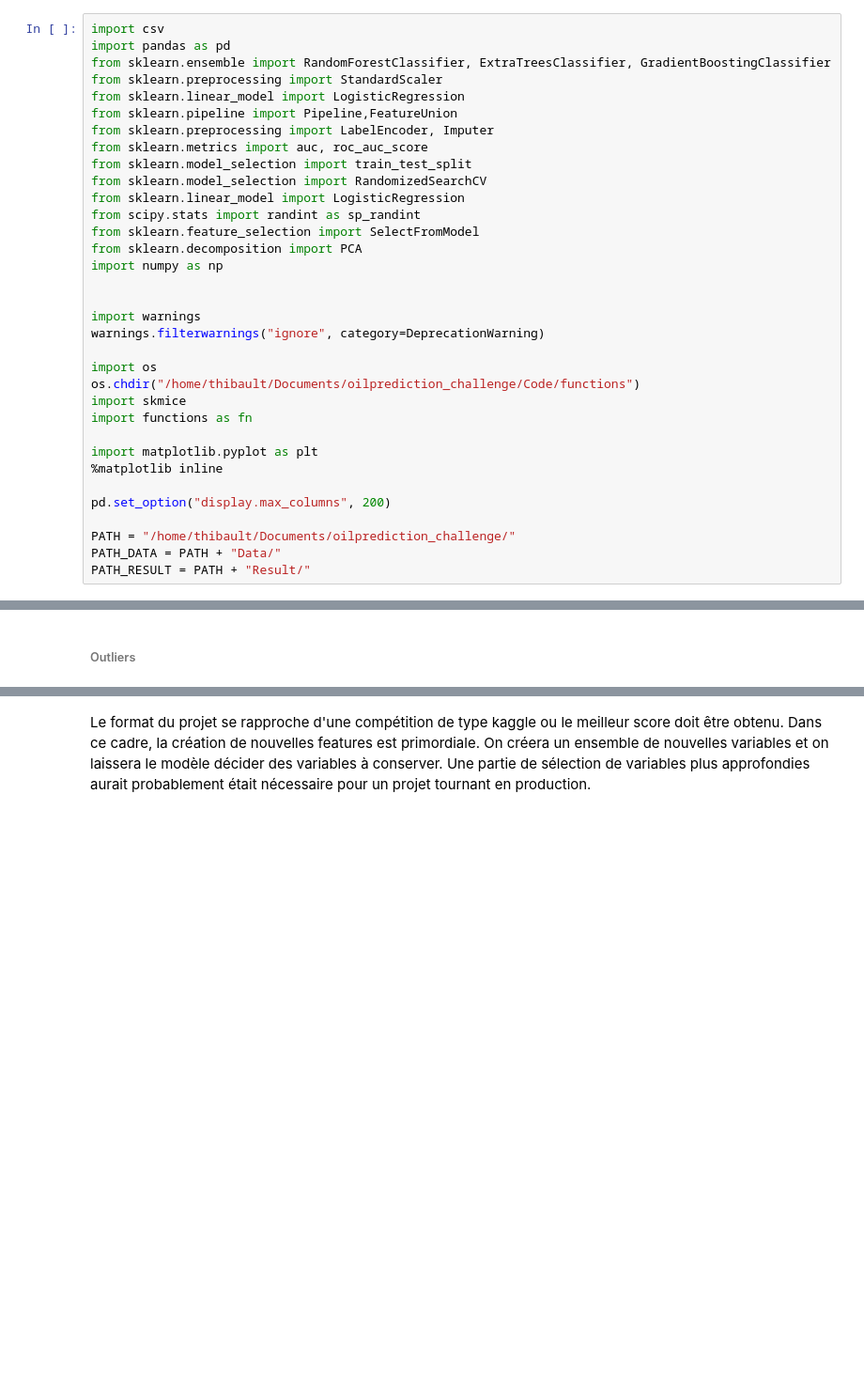
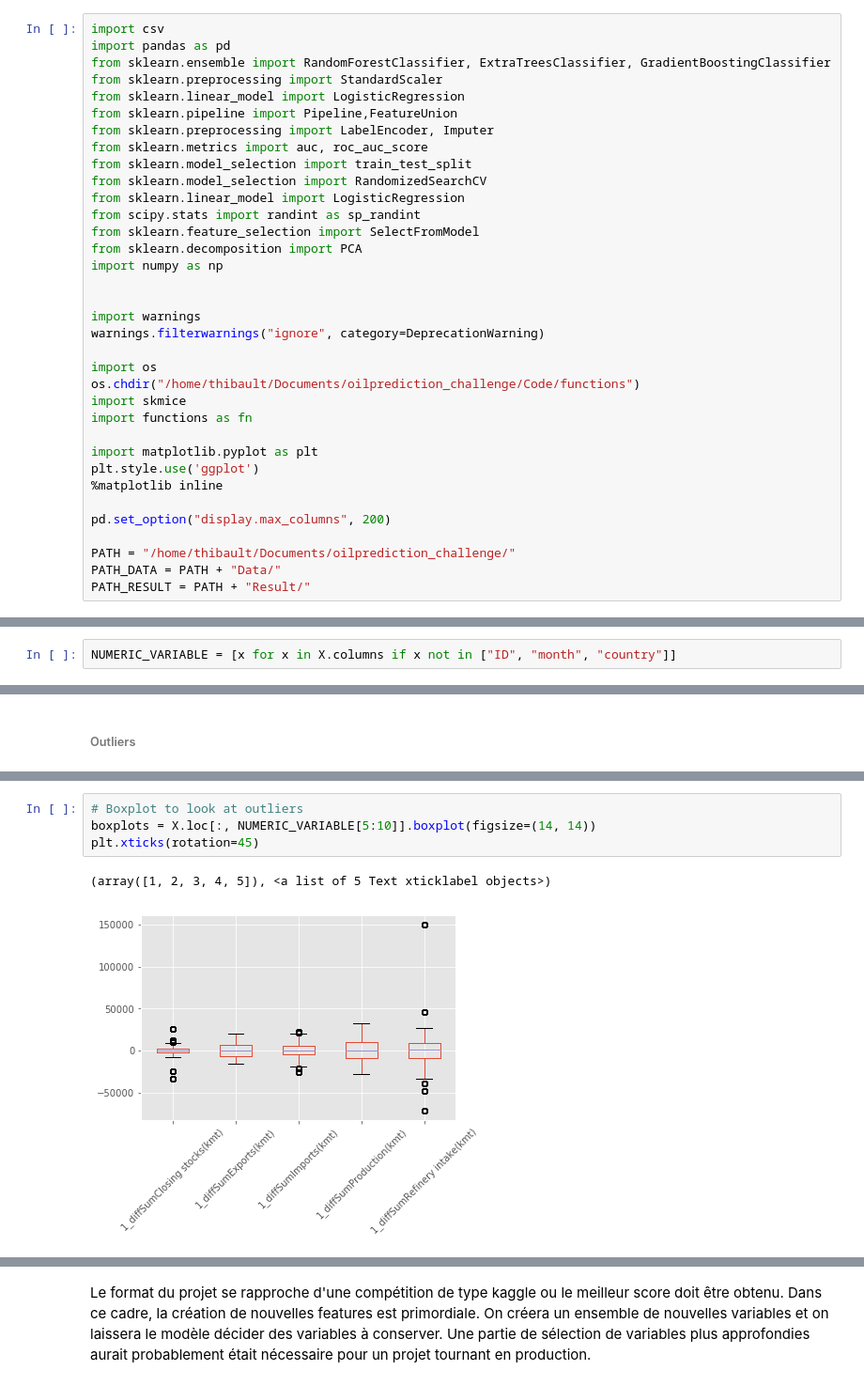
Before and after one commit to thibaultbl/oil_prediction_challenge, a Jupyter notebook: Code/notebook.ipynb, the cells around one changed output, grey strips where cells are left out. Shown at 94% size. Saved outputs shown, nothing was run; the diff lists cells and outputs as text; blank space fills up the shorter version.

```diff
--- a/Code/notebook.ipynb
+++ b/Code/notebook.ipynb
@@ -25,6 +25,7 @@ import skmice
 import functions as fn
 
 import matplotlib.pyplot as plt
+plt.style.use('ggplot')
 %matplotlib inline
 
 pd.set_option("display.max_columns", 200)
@@ -45,3 +60,5 @@ X_full = pd.concat([X, final_test])
+# %%
+NUMERIC_VARIABLE = [x for x in X.columns if x not in ["ID", "month", "country"]]
 # %% [markdown]
 ###### Missing value
 # %% [markdown]
@@ -61 +124,8 @@ Les modèles utilisés sont des modèles utilisant des arbres, donc par définit
+# %%
+# Boxplot to look at outliers
+boxplots = X.loc[:, NUMERIC_VARIABLE[5:10]].boxplot(figsize=(14, 14))
+plt.xticks(rotation=45)
+# %% [output]
+(array([1, 2, 3, 4, 5]), <a list of 5 Text xticklabel objects>)
+[figure, added]
 # %% [markdown]
```
Also changed, not shown: parts of 22 cells of this notebook, 1 other file.
